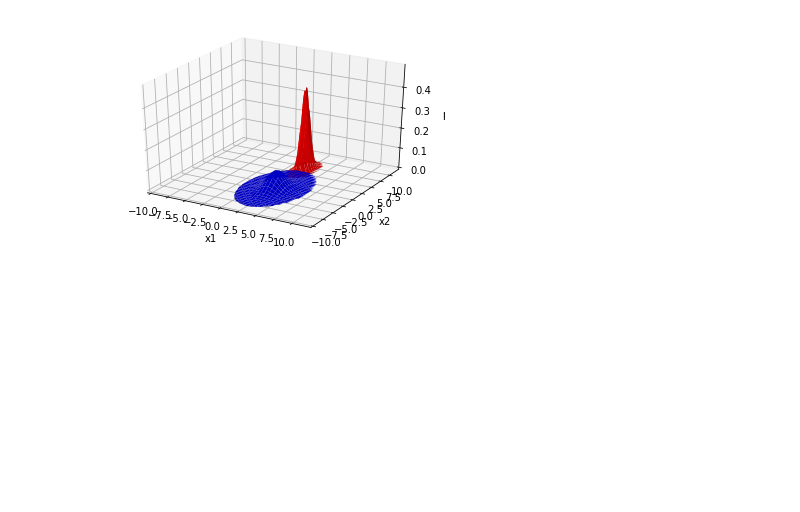
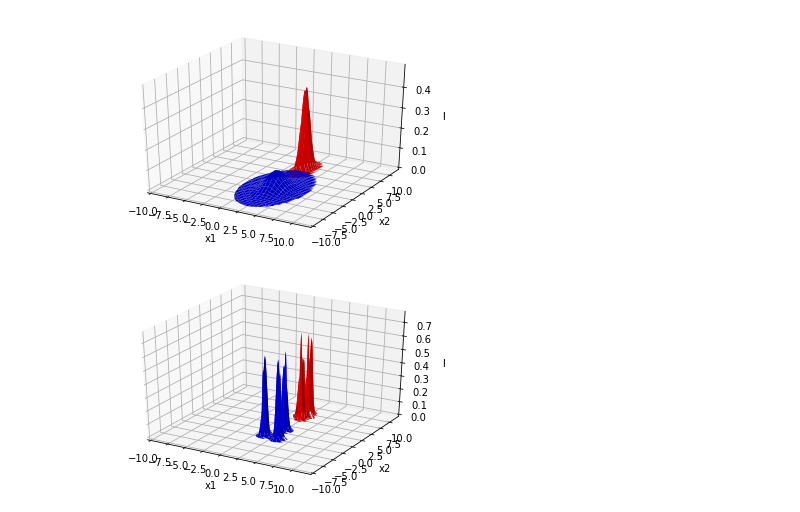
Before and after one commit to vgaupset/ele520-assignment3, a Jupyter notebook: labsol3.ipynb, the cells around one changed output. Saved outputs shown, nothing was run; the diff lists cells and outputs as text; code cells hidden in the pictures; blank space fills up the shorter version.

```diff
--- a/labsol3.ipynb
+++ b/labsol3.ipynb
@@ -142,3 +131,8 @@ def labsol3(X, met='ML', discr='pxw', prm = [], k=1, h1=5):
 labsol3(X)
 # %% [output]
 [figure]
+# %%
+# f)
+labsol3(X, met='PW',h1=0.5)
+# %% [output]
+[figure, added]
```
Also changed, not shown: parts of 8 cells of this notebook, 1 other file.
